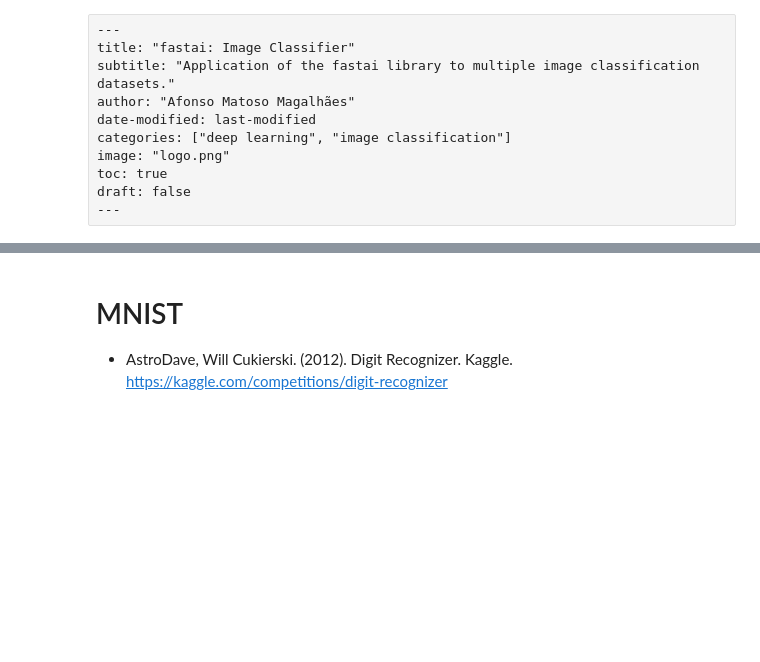
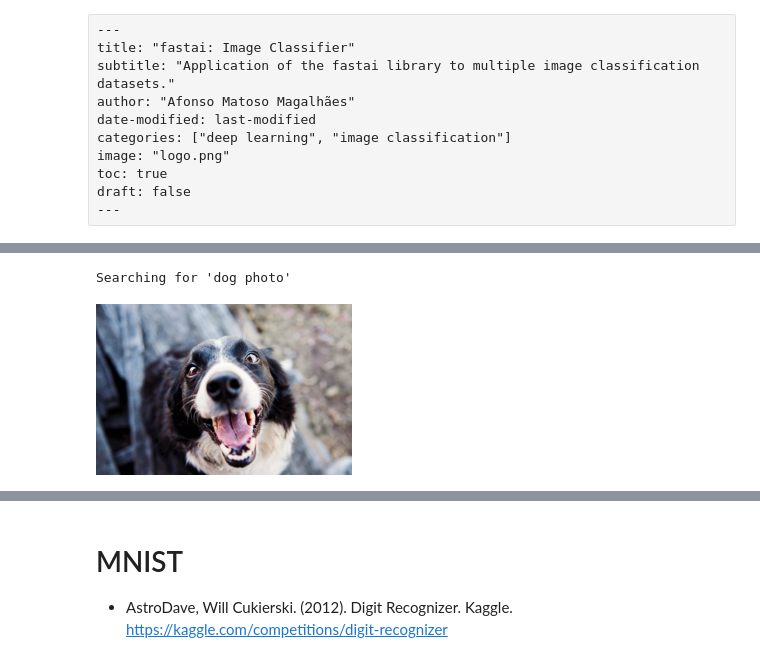
Before and after one commit to afonsomm/blog, a Jupyter notebook: posts/fastai-img-classif/fastai-img-classif.ipynb, the cells around one changed output, grey strips where cells are left out. Drawn from its saved outputs; the diff is of its cells as text; code cells hidden in the pictures; blank space fills up the shorter version.

```diff
--- a/posts/fastai-img-classif/fastai-img-classif.ipynb
+++ b/posts/fastai-img-classif/fastai-img-classif.ipynb
@@ -11,0 +63,8 @@ draft: false
+# %%
+dog_urls = search_images('dog photo', max_images=1)
+download_url(dog_urls[0], data_path/"dog.jpg", show_progress=False)
+im = Image.open(data_path/"dog.jpg")
+im.to_thumb(256,256)
+# %% [output]
+Searching for 'dog photo'
+[figure, added]
```
Also changed, not shown: parts of 30 cells of this notebook, 3 other files.
